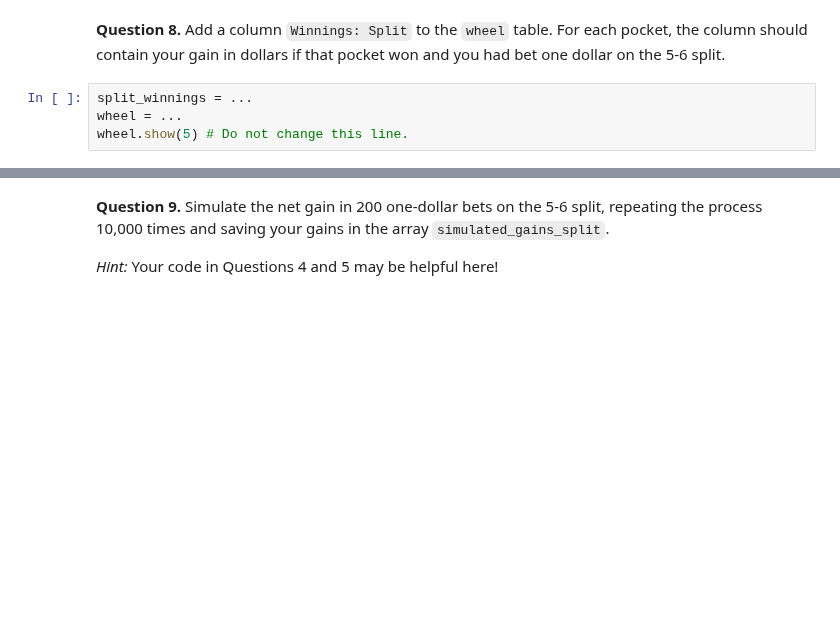
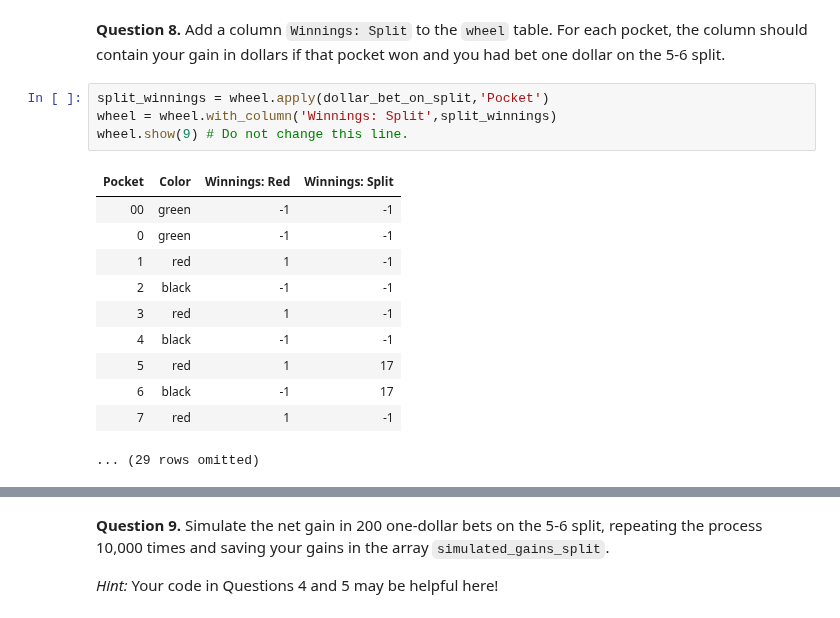
Before and after one commit to MRowe13/24-fall-data1350, a Jupyter notebook: Homework/hw06/hw06.ipynb, the cells around one changed output, grey strips where cells are left out. Saved outputs shown, nothing was run; the diff lists cells and outputs as text; blank space fills up the shorter version.

```diff
--- a/Homework/hw06/hw06.ipynb
+++ b/Homework/hw06/hw06.ipynb
@@ -216,8 +226,20 @@ print(dollar_bet_on_split('23'))
 # %% [markdown]
 **Question 8.** Add a column `Winnings: Split` to the `wheel` table. For each pocket, the column should contain your gain in dollars if that pocket won and you had bet one dollar on the 5-6 split.
 # %%
-split_winnings = ...
-wheel = ...
-wheel.show(5) # Do not change this line.
+split_winnings = wheel.apply(dollar_bet_on_split,'Pocket')
+wheel = wheel.with_column('Winnings: Split',split_winnings)
+wheel.show(9) # Do not change this line.
+# %% [output]
+| Pocket | Color | Winnings: Red | Winnings: Split |
+| 00 | green | -1 | -1 |
+| 0 | green | -1 | -1 |
+| 1 | red | 1 | -1 |
+| 2 | black | -1 | -1 |
+| 3 | red | 1 | -1 |
+| 4 | black | -1 | -1 |
+| 5 | red | 1 | 17 |
+| 6 | black | -1 | 17 |
+| 7 | red | 1 | -1 |
+... (29 rows omitted)
 # %%
 grader.check("q1_8")
```
Also changed, not shown: parts of 33 cells of this notebook, 1 other file.
